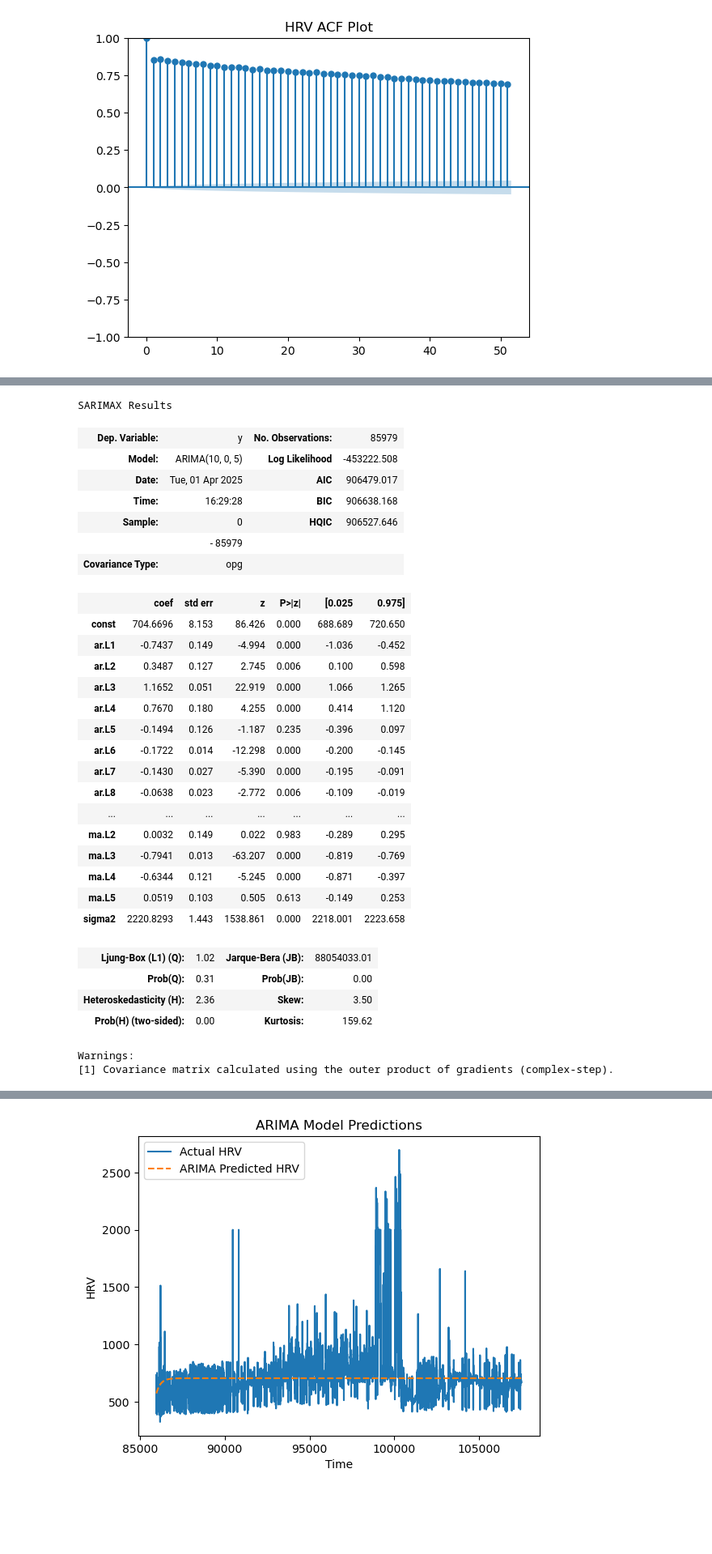
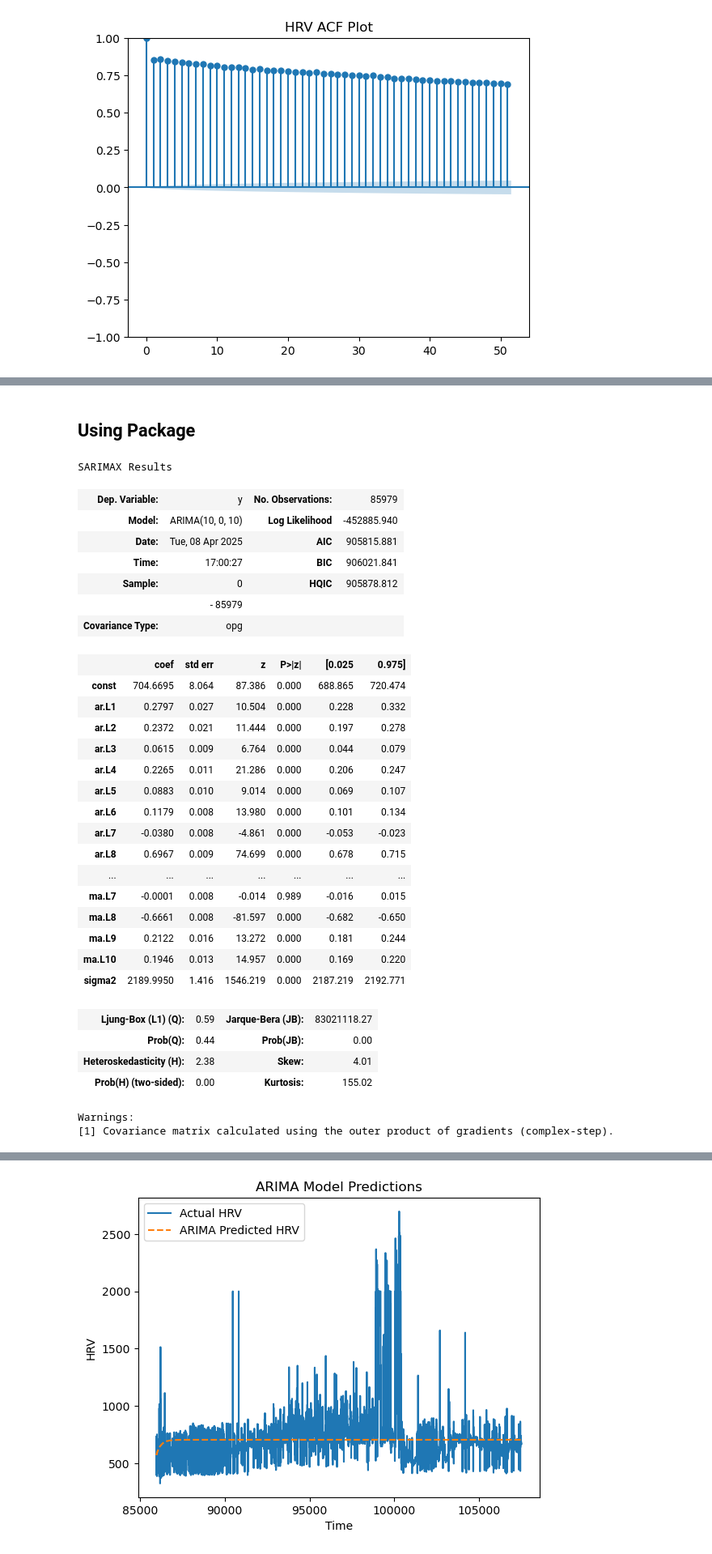
Before and after one commit to wangmichelle1/DS-4420-Final-Project, a Jupyter notebook: Time Series.ipynb, the cells around one changed output, grey strips where cells are left out. Shown: that part at 81% size. Drawn from its saved outputs; the diff is of its cells as text; code cells hidden in the pictures; blank space fills up the shorter version.

Commit message:
updated time series

```diff
--- a/Time Series.ipynb
+++ b/Time Series.ipynb
@@ -38,0 +12,18 @@ df_patient_hr
+# %%
+def read_file(filename):
+    df = pd.read_csv(filename)
+
+    # Split the column into two new columns
+    df[['TIMESTAMP', 'HRV']] = df['TIMESTAMP;HRV'].str.split(';', expand=True)
+
+    # Convert TIMESTAMP & HRV to appropriate data types
+    df['TIMESTAMP'] = pd.to_datetime(df['TIMESTAMP'])  # Convert TIMESTAMP to datetime
+    df['HRV'] = pd.to_numeric(df['HRV'], errors='coerce')  # Convert HRV to numeric
+
+    # Drop the original column
+    df.drop(columns=['TIMESTAMP;HRV'], inplace=True)
+
+    # Set TIMESTAMP as the index
+    df.set_index('TIMESTAMP', inplace=True)
+
+    return df  # Return the transformed DataFrame
@@ -97,0 +114,7 @@ plt.show();
+# %%
+for i in range(1, 11):
+    df_patient_hr[f'Lag {i}'] = df_patient_hr['HRV'].shift(i)
+
+df_patient_hr = df_patient_hr.dropna()
+
+df_patient_hr.head()
@@ -218,48 +713,50 @@ plt.show();
+# %% [markdown]
+## Using Package
 # %%
 # For AR(p), you would do ARIMA(series, order=(p, 0, 0))
 # For MA(q), you would do ARIMA(series, order=(0, 0, q))
 # For ARIMA(p,q), it's ARIMA(series, order=(p, 0, q))
 # And for ARIMA(p, d, q), it's ARIMA(series, order=(p,d,q))
 # though you should investigate a little bit more outside of class just what combining them entails before trusting
 # here's the docs: https://www.statsmodels.org/stable/generated/statsmodels.tsa.arima.model.ARIMA.html
 # CHANGE NUMBER HERE
-arima_model = ARIMA(y_train, order=(10, 0, 5))
+arima_model = ARIMA(y_train, order=(10, 0, 10))
 arima_results = arima_model.fit()
 
 #summary of the model
 arima_results.summary()
 # Interpretation: coef. of the constant is 3.8981 which works as the mean of the dataset
 # coefficient of the noise value ma.L1 is .7172, but the P>|z| tells us that this has a significant impact on the output
 # (note, if we used the differenced data, the constant is no longer interpretable as the mean/level of the series)
 # %% [output]
 SARIMAX Results
 | Dep. Variable: | y | No. Observations: | 85979 |
-| Model: | ARIMA(10, 0, 5) | Log Likelihood | -453222.508 |
-| Date: | Tue, 01 Apr 2025 | AIC | 906479.017 |
-| Time: | 16:29:28 | BIC | 906638.168 |
-| Sample: | 0 | HQIC | 906527.646 |
+| Model: | ARIMA(10, 0, 10) | Log Likelihood | -452885.940 |
+| Date: | Tue, 08 Apr 2025 | AIC | 905815.881 |
+| Time: | 17:00:27 | BIC | 906021.841 |
+| Sample: | 0 | HQIC | 905878.812 |
 |  | - 85979 |  |  |
 | Covariance Type: | opg |  |  |
 |  | coef | std err | z | P>|z| | [0.025 | 0.975] |
-| const | 704.6696 | 8.153 | 86.426 | 0.000 | 688.689 | 720.650 |
-| ar.L1 | -0.7437 | 0.149 | -4.994 | 0.000 | -1.036 | -0.452 |
-| ar.L2 | 0.3487 | 0.127 | 2.745 | 0.006 | 0.100 | 0.598 |
-| ar.L3 | 1.1652 | 0.051 | 22.919 | 0.000 | 1.066 | 1.265 |
-| ar.L4 | 0.7670 | 0.180 | 4.255 | 0.000 | 0.414 | 1.120 |
-| ar.L5 | -0.1494 | 0.126 | -1.187 | 0.235 | -0.396 | 0.097 |
-| ar.L6 | -0.1722 | 0.014 | -12.298 | 0.000 | -0.200 | -0.145 |
-| ar.L7 | -0.1430 | 0.027 | -5.390 | 0.000 | -0.195 | -0.091 |
-| ar.L8 | -0.0638 | 0.023 | -2.772 | 0.006 | -0.109 | -0.019 |
+| const | 704.6695 | 8.064 | 87.386 | 0.000 | 688.865 | 720.474 |
+| ar.L1 | 0.2797 | 0.027 | 10.504 | 0.000 | 0.228 | 0.332 |
+| ar.L2 | 0.2372 | 0.021 | 11.444 | 0.000 | 0.197 | 0.278 |
+| ar.L3 | 0.0615 | 0.009 | 6.764 | 0.000 | 0.044 | 0.079 |
+| ar.L4 | 0.2265 | 0.011 | 21.286 | 0.000 | 0.206 | 0.247 |
+| ar.L5 | 0.0883 | 0.010 | 9.014 | 0.000 | 0.069 | 0.107 |
+| ar.L6 | 0.1179 | 0.008 | 13.980 | 0.000 | 0.101 | 0.134 |
+| ar.L7 | -0.0380 | 0.008 | -4.861 | 0.000 | -0.053 | -0.023 |
+| ar.L8 | 0.6967 | 0.009 | 74.699 | 0.000 | 0.678 | 0.715 |
 | ... | ... | ... | ... | ... | ... | ... |
-| ma.L2 | 0.0032 | 0.149 | 0.022 | 0.983 | -0.289 | 0.295 |
-| ma.L3 | -0.7941 | 0.013 | -63.207 | 0.000 | -0.819 | -0.769 |
-| ma.L4 | -0.6344 | 0.121 | -5.245 | 0.000 | -0.871 | -0.397 |
-| ma.L5 | 0.0519 | 0.103 | 0.505 | 0.613 | -0.149 | 0.253 |
-| sigma2 | 2220.8293 | 1.443 | 1538.861 | 0.000 | 2218.001 | 2223.658 |
+| ma.L7 | -0.0001 | 0.008 | -0.014 | 0.989 | -0.016 | 0.015 |
+| ma.L8 | -0.6661 | 0.008 | -81.597 | 0.000 | -0.682 | -0.650 |
+| ma.L9 | 0.2122 | 0.016 | 13.272 | 0.000 | 0.181 | 0.244 |
+| ma.L10 | 0.1946 | 0.013 | 14.957 | 0.000 | 0.169 | 0.220 |
+| sigma2 | 2189.9950 | 1.416 | 1546.219 | 0.000 | 2187.219 | 2192.771 |
-| Ljung-Box (L1) (Q): | 1.02 | Jarque-Bera (JB): | 88054033.01 |
-| Prob(Q): | 0.31 | Prob(JB): | 0.00 |
-| Heteroskedasticity (H): | 2.36 | Skew: | 3.50 |
-| Prob(H) (two-sided): | 0.00 | Kurtosis: | 159.62 |
+| Ljung-Box (L1) (Q): | 0.59 | Jarque-Bera (JB): | 83021118.27 |
+| Prob(Q): | 0.44 | Prob(JB): | 0.00 |
+| Heteroskedasticity (H): | 2.38 | Skew: | 4.01 |
+| Prob(H) (two-sided): | 0.00 | Kurtosis: | 155.02 |
 Warnings:
 [1] Covariance matrix calculated using the outer product of gradients (complex-step).
 # %%
```
Also changed, not shown: parts of 51 cells of this notebook.
